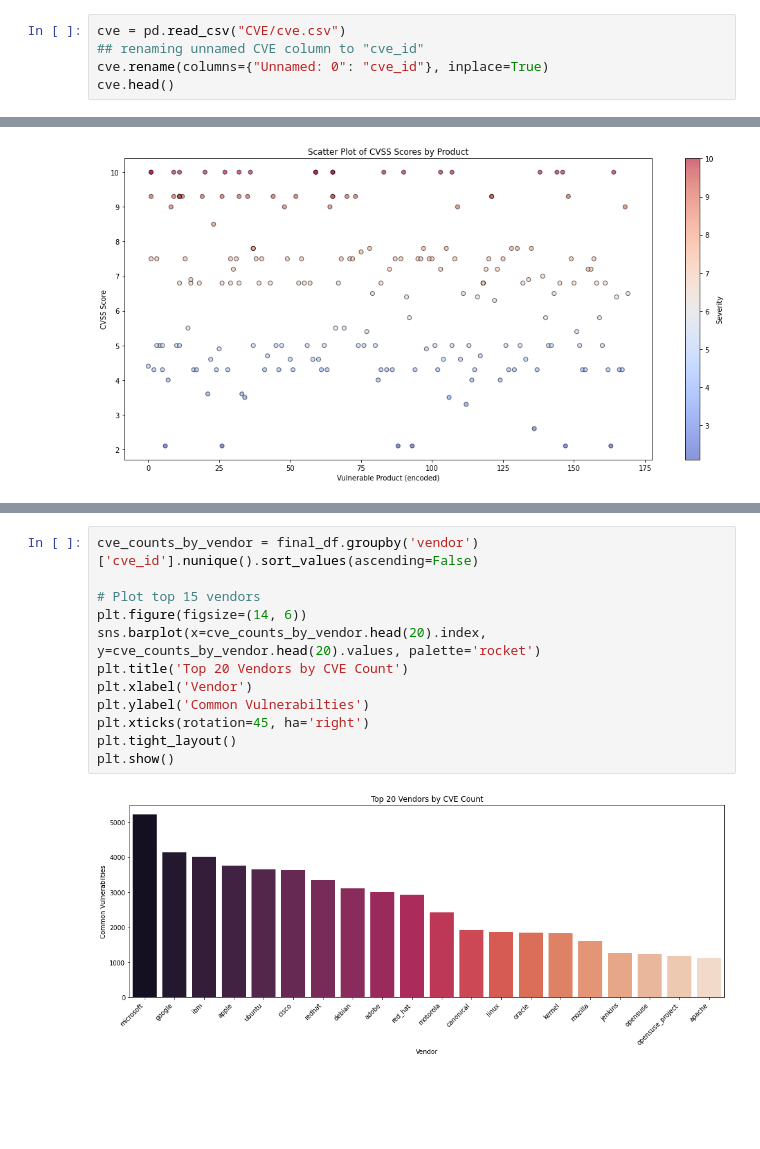
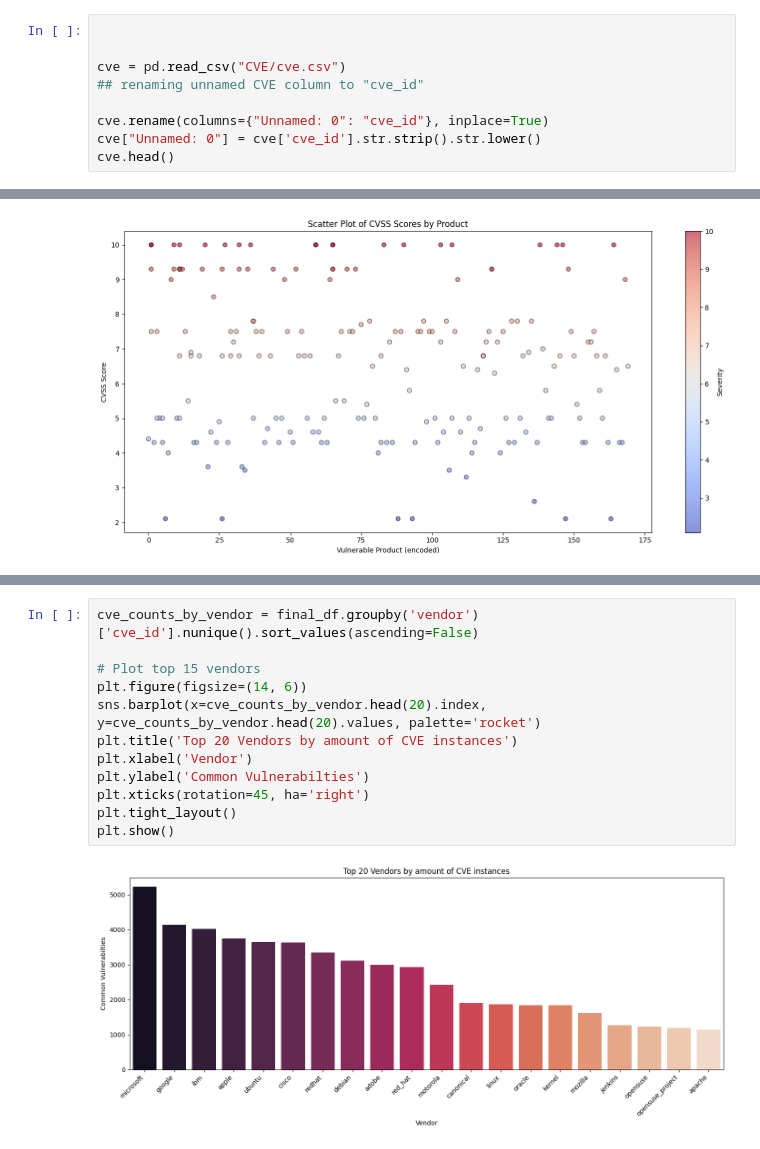
Before and after one commit to BubblyOrca/CVE_WMD, a Jupyter notebook: datasets/CVE (Common Vulnerabilities and Exposures)/CVE Excavation.ipynb, the cells around one changed output, grey strips where cells are left out. Saved outputs shown, nothing was run; the diff lists cells and outputs as text; blank space fills up the shorter version.

```diff
--- a/datasets/CVE (Common Vulnerabilities and Exposures)/CVE Excavation.ipynb
+++ b/datasets/CVE (Common Vulnerabilities and Exposures)/CVE Excavation.ipynb
@@ -75,9 +75,13 @@ vendor_product.head()
 | 3 | debian | debian_linux |
 | 4 | redhat | enterprise_linux |
 # %%
+
+
 cve = pd.read_csv("CVE/cve.csv")
 ## renaming unnamed CVE column to "cve_id"
+
 cve.rename(columns={"Unnamed: 0": "cve_id"}, inplace=True)
+cve["Unnamed: 0"] = cve['cve_id'].str.strip().str.lower()
 cve.head()
 # %% [output]
 |  | cve_id | mod_date | pub_date | cvss | cwe_code | cwe_name | summary | access_authentication | ... |
@@ -302,17 +301,17 @@ final_df.head()
 # %%
 cve_counts_by_vendor = final_df.groupby('vendor')['cve_id'].nunique().sort_values(ascending=False)
 
 # Plot top 15 vendors
 plt.figure(figsize=(14, 6))
 sns.barplot(x=cve_counts_by_vendor.head(20).index, y=cve_counts_by_vendor.head(20).values, palette='rocket')
-plt.title('Top 20 Vendors by CVE Count')
+plt.title('Top 20 Vendors by amount of CVE instances')
 plt.xlabel('Vendor')
 plt.ylabel('Common Vulnerabilties')
 plt.xticks(rotation=45, ha='right')
 plt.tight_layout()
 plt.show()
 # %% [output]
-[figure, old version]
+[figure, new version]
 # %%
 sns.barplot(x=cve_counts_by_vendor.head(5).index, y=cve_counts_by_vendor.head(5).values, palette='rocket')
 plt.title('Top 5 Vendors by CVE Count')
```
Also changed, not shown: parts of 8 cells of this notebook.
